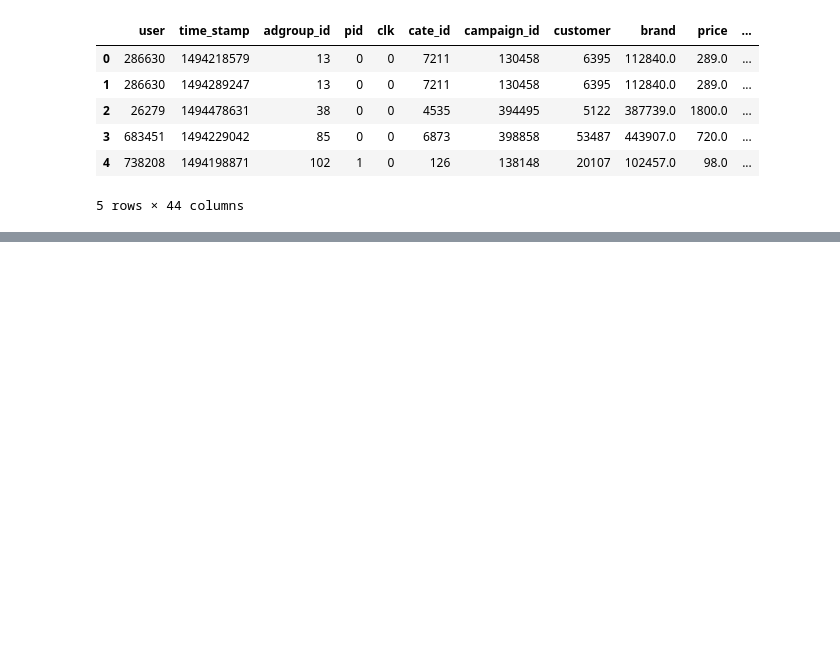
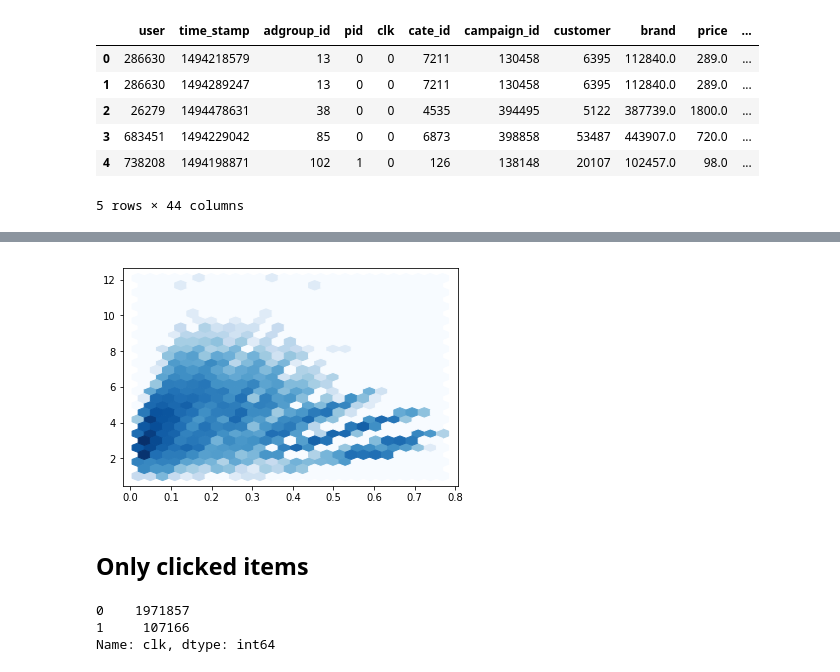
Before and after one commit to Sitorias/AdPrediction, a Jupyter notebook: Basic_Exploration.ipynb, the cells around one changed output, grey strips where cells are left out. Drawn from its saved outputs; the diff is of its cells as text; code cells hidden in the pictures; blank space fills up the shorter version.

Commit message:
apriori

```diff
--- a/Basic_Exploration.ipynb
+++ b/Basic_Exploration.ipynb
@@ -137,0 +149,7 @@ train.head()
+# %%
+basket = (train_sample
+          .groupby(['user', 'cate_id'])
+          .count().unstack().reset_index().fillna(0)
+          .set_index('user'))
+# %%
+basket_sets = basket.applymap(encode_units)
@@ -137,0 +168,5 @@ train.head()
+# %%
+frequent_itemsets = apriori(basket_sets.clk, min_support=0.005, use_colnames=True)
+# %%
+rules = association_rules(frequent_itemsets, metric="lift", min_threshold=1)
+rules.head()
@@ -137,0 +194,6 @@ train.head()
+# %%
+g = plt.hexbin(x="confidence", y="lift", data=rules,gridsize=25,cmap='Blues',bins='log')
+# %% [output]
+[figure, added]
+# %% [markdown]
+## Only clicked items
@@ -137,0 +202,6 @@ train.head()
+# %%
+train.clk.value_counts()
+# %% [output]
+0    1971857
+1     107166
+Name: clk, dtype: int64
```
Also changed, not shown: parts of 27 cells of this notebook.
